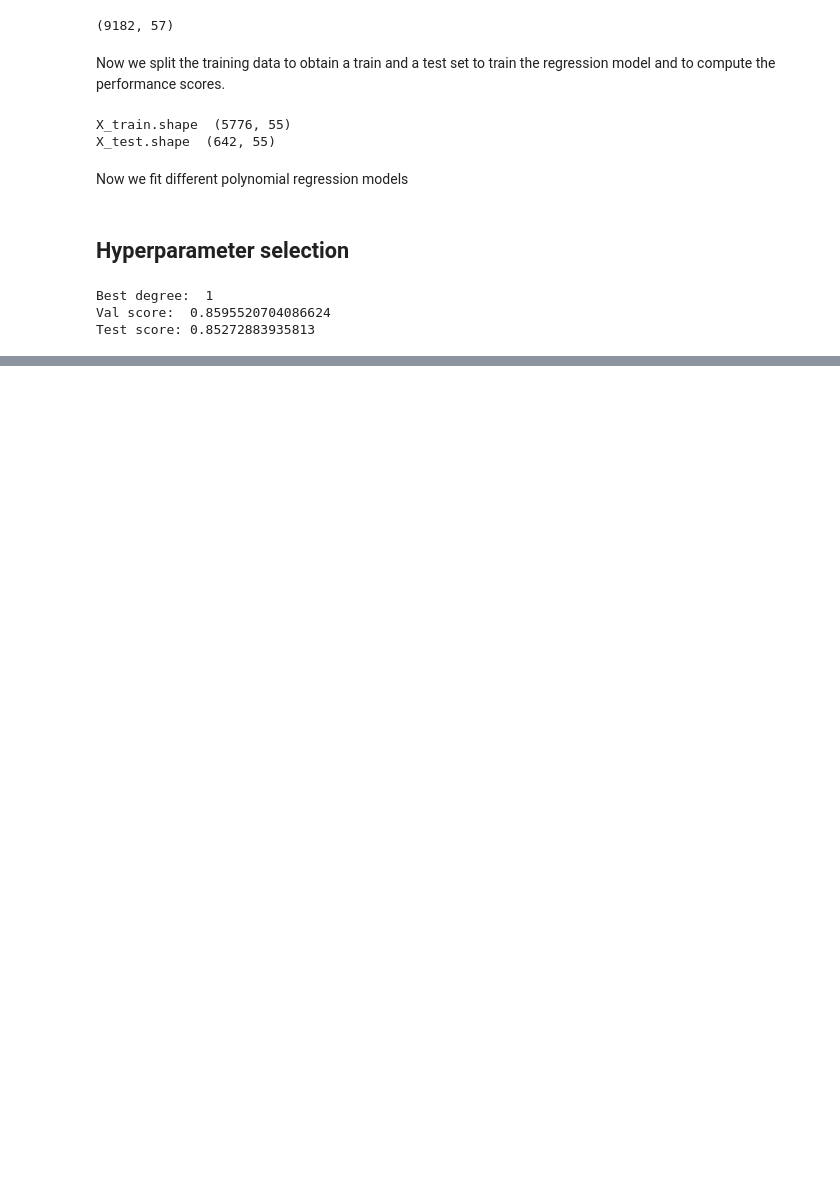
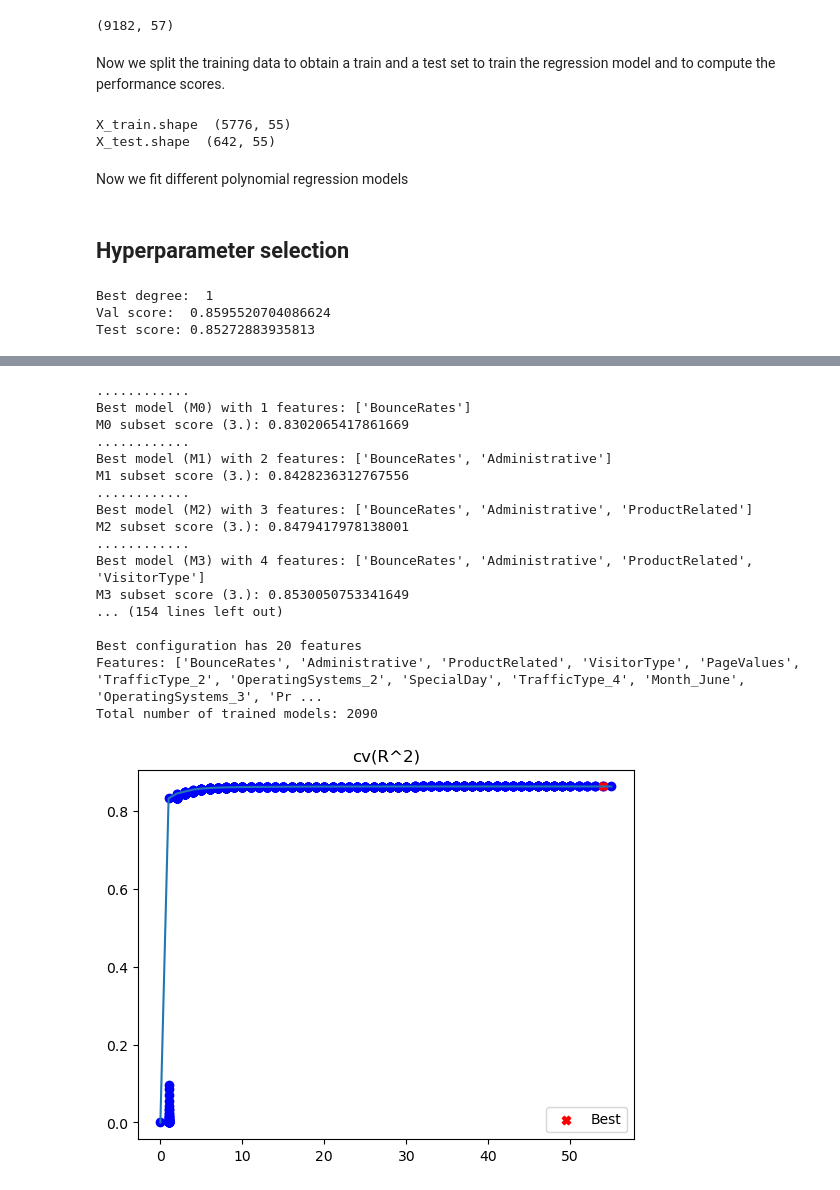
Before and after one commit to sararesta/ML-Homework, a Jupyter notebook: polynomial_regression.ipynb, the cells around one changed output, grey strips where cells are left out. Drawn from its saved outputs; the diff is of its cells as text; code cells hidden in the pictures; blank space fills up the shorter version.

```diff
--- a/polynomial_regression.ipynb
+++ b/polynomial_regression.ipynb
@@ -464,0 +465,55 @@ Test score: 0.8661454521860186
+# %%
+def get_val_evaluator(scorer, val_size=0.3):
+    def evaluator(model, X, y, trained=False):
+        X_train_small, X_val, y_train_small, y_val = train_test_split(X, y,
+                                                                      test_size=val_size,
+                                                                      random_state=mpg_test_seed)
+
+        if not trained:
+            model = model.fit(X_train_small, y_train_small)
+        score = scorer(model, X_val, y_val)
+
+        return model, score
+
+    return evaluator
+
+def get_cv_evaluator(scorer, cv=3):
+    def evaluator(model, X, y, trained=False):
+        scores = cross_val_score(model, X, y, scoring=scorer, cv=cv)
+        if not trained:
+            model = model.fit(X, y)
+        return model, np.mean(scores)
+
+    return evaluator
+
+
+cv = 10
+sigma = estimate_sigma(X_train_pd, y_train)
+forward_selection(X_train_pd, y_train, X_test_pd, y_test,
+                  get_evaluator(make_scorer(r2_score)), np.argmax, # 2.b
+                  # Use either 5-fold CV or (1-fold cross) validation to
+                  # estimate the test R^2 error at step (3.) of the algorithm
+                  get_cv_evaluator(make_scorer(r2_score), cv=cv), np.argmax, # 3.
+                  get_evaluator(make_scorer(r2_score)), np.argmax, # test
+                  candidates_scorer_name="cv(R^2)",
+                  subsets_scorer_name="cv(R^2)",
+                  verbose=True, weight_step3=10)
+# %% [output]
+............
+Best model (M0) with 1 features: ['BounceRates']
+M0 subset score (3.): 0.8302065417861669
+............
+Best model (M1) with 2 features: ['BounceRates', 'Administrative']
+M1 subset score (3.): 0.8428236312767556
+............
+Best model (M2) with 3 features: ['BounceRates', 'Administrative', 'ProductRelated']
+M2 subset score (3.): 0.8479417978138001
+............
+Best model (M3) with 4 features: ['BounceRates', 'Administrative', 'ProductRelated', 'VisitorType']
+M3 subset score (3.): 0.8530050753341649
+... (154 lines left out)
+
+Best configuration has 20 features
+Features: ['BounceRates', 'Administrative', 'ProductRelated', 'VisitorType', 'PageValues', 'TrafficType_2', 'OperatingSystems_2', 'SpecialDay', 'TrafficType_4', 'Month_June', 'OperatingSystems_3', 'Pr ...
+Total number of trained models: 2090
+[figure, added]
```
Also changed, not shown: parts of 22 cells of this notebook.
